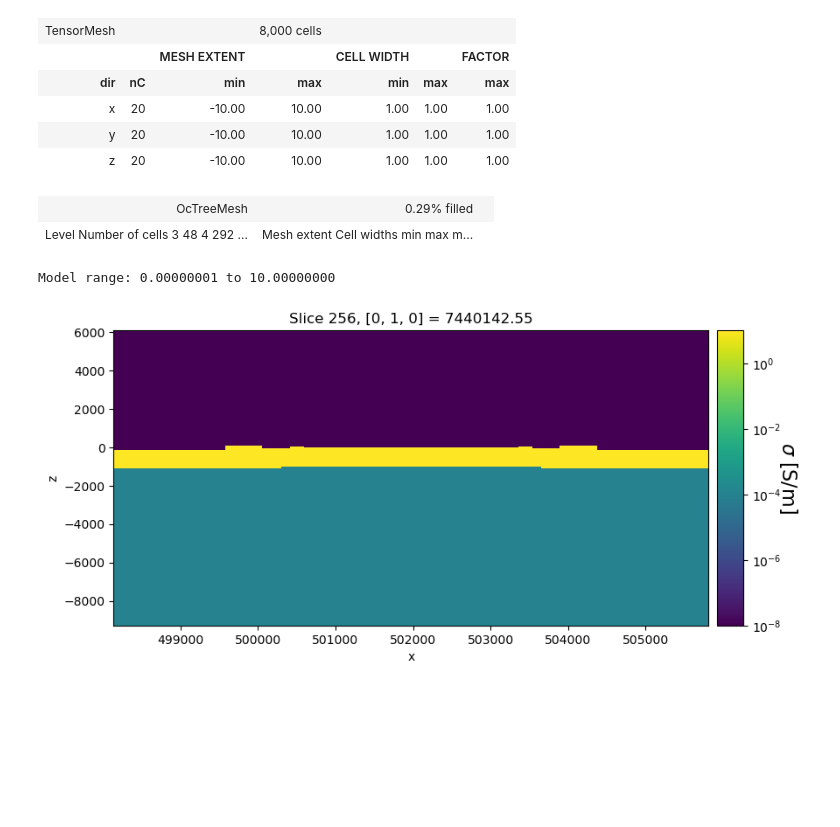
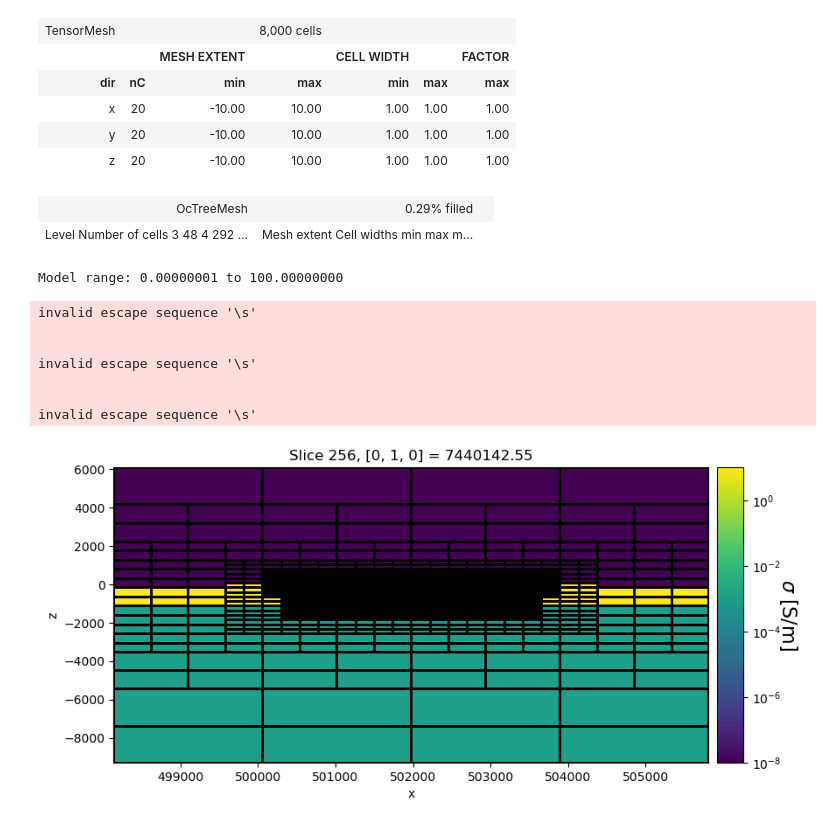
Before and after one commit to pokarparth/simpeg-mesh-viewer, a Jupyter notebook: mesh-plotter_v0.ipynb, the cells around one changed output. Drawn from its saved outputs; the diff is of its cells as text; code cells hidden in the pictures; blank space fills up the shorter version.

```diff
--- a/mesh-plotter_v0.ipynb
+++ b/mesh-plotter_v0.ipynb
@@ -19,56 +19,61 @@ model[mesh.gridCC[:, 2] < -1.0] = 10.0  # Deep layer
 
 # Add some heterogeneity
 model[(mesh.gridCC[:, 0] > 0) & (mesh.gridCC[:, 2] > -0.5)] = 0.1  # Resistive block
+mesh
+# %% [output]
+| TensorMesh |  |  | 8,000 cells |  |  |  |
+|  |  | MESH EXTENT |  | CELL WIDTH |  | FACTOR |
+| dir | nC | min | max | min | max | max |
+| x | 20 | -10.00 | 10.00 | 1.00 | 1.00 | 1.00 |
+| y | 20 | -10.00 | 10.00 | 1.00 | 1.00 | 1.00 |
+| z | 20 | -10.00 | 10.00 | 1.00 | 1.00 | 1.00 |
-# %%
-mesh
-# %% [output]
-| TensorMesh |  |  | 8,000 cells |  |  |  |
-|  |  | MESH EXTENT |  | CELL WIDTH |  | FACTOR |
-| dir | nC | min | max | min | max | max |
-| x | 20 | -10.00 | 10.00 | 1.00 | 1.00 | 1.00 |
-| y | 20 | -10.00 | 10.00 | 1.00 | 1.00 | 1.00 |
-| z | 20 | -10.00 | 10.00 | 1.00 | 1.00 | 1.00 |
 # %%
-mesh_oct = TreeMesh.read_UBC("large_octree_mesh.txt")
+#Octree mesh example
+mesh = TreeMesh.read_UBC("large_octree_mesh.txt")
+mesh
+# %% [output]
+| OcTreeMesh | 0.29% filled |  |
+| Level Number of cells 3 48 4 292 ... | Mesh extent Cell widths min max m... |
-# %%
-mesh_oct
-# %% [output]
-| OcTreeMesh | 0.29% filled |  |
-| Level Number of cells 3 48 4 292 ... | Mesh extent Cell widths min max m... |
 # %%
-
 # create halfspace model
-model_oct = 1e-8 * np.ones(mesh_oct.n_cells)
-model_oct[mesh_oct.gridCC[:, 2] < 0] = 0.0001  # Resistive bottom layer
+model = 1e-8 * np.ones(mesh.n_cells)
+model[mesh.gridCC[:, 2] < 0] = 0.001  # Resistive bottom layer
 #add conductive layer between -100 and 0
-model_oct[(mesh_oct.gridCC[:, 2] < 0) & (mesh_oct.gridCC[:, 2] > -1000)] = 10.0  # Conductive layer
-print(f"Model range: {model_oct.min():.8f} to {model_oct.max():.8f}")
+model[(mesh.gridCC[:, 2] < 0) & (mesh.gridCC[:, 2] > -1000)] = 100.0  # Conductive layer
+print(f"Model range: {model.min():.8f} to {model.max():.8f}")
 # %% [output]
-Model range: 0.00000001 to 10.00000000
+Model range: 0.00000001 to 100.00000000
 # %%
 import matplotlib.pyplot as plt
 from matplotlib import colorbar
 from matplotlib.colors import LogNorm
 fig = plt.figure(figsize=(10, 4.5))
 norm = LogNorm(vmin=1e-8, vmax=10)
 
 ax1 = fig.add_axes([0.15, 0.15, 0.68, 0.75])
-mesh_oct.plot_slice(
-    (model_oct),
+mesh.plot_slice(
+    (model),
     ax=ax1,
     normal="y",
-    ind=int(len(mesh_oct.h[0]) / 2),
-    grid=False,
+    ind=int(len(mesh.h[0]) / 2),
+    grid=True,
     pcolor_opts={"norm": norm},
 )
 
 #ax1.set_title("Initial Parametric Model")
 
 ax2 = fig.add_axes([0.84, 0.15, 0.03, 0.75])
 cbar = colorbar.ColorbarBase(
     ax2, norm=norm, orientation="vertical"
 )
 cbar.set_label("$\sigma$ [S/m]", rotation=270, labelpad=15, size=16)
 # %% [output]
+invalid escape sequence '\s'
+
+
+invalid escape sequence '\s'
+
+
+invalid escape sequence '\s'
-[figure, old version]
+[figure, new version]
 # %%
```
Also changed, not shown: parts of 1 cell of this notebook, 1 other file.
